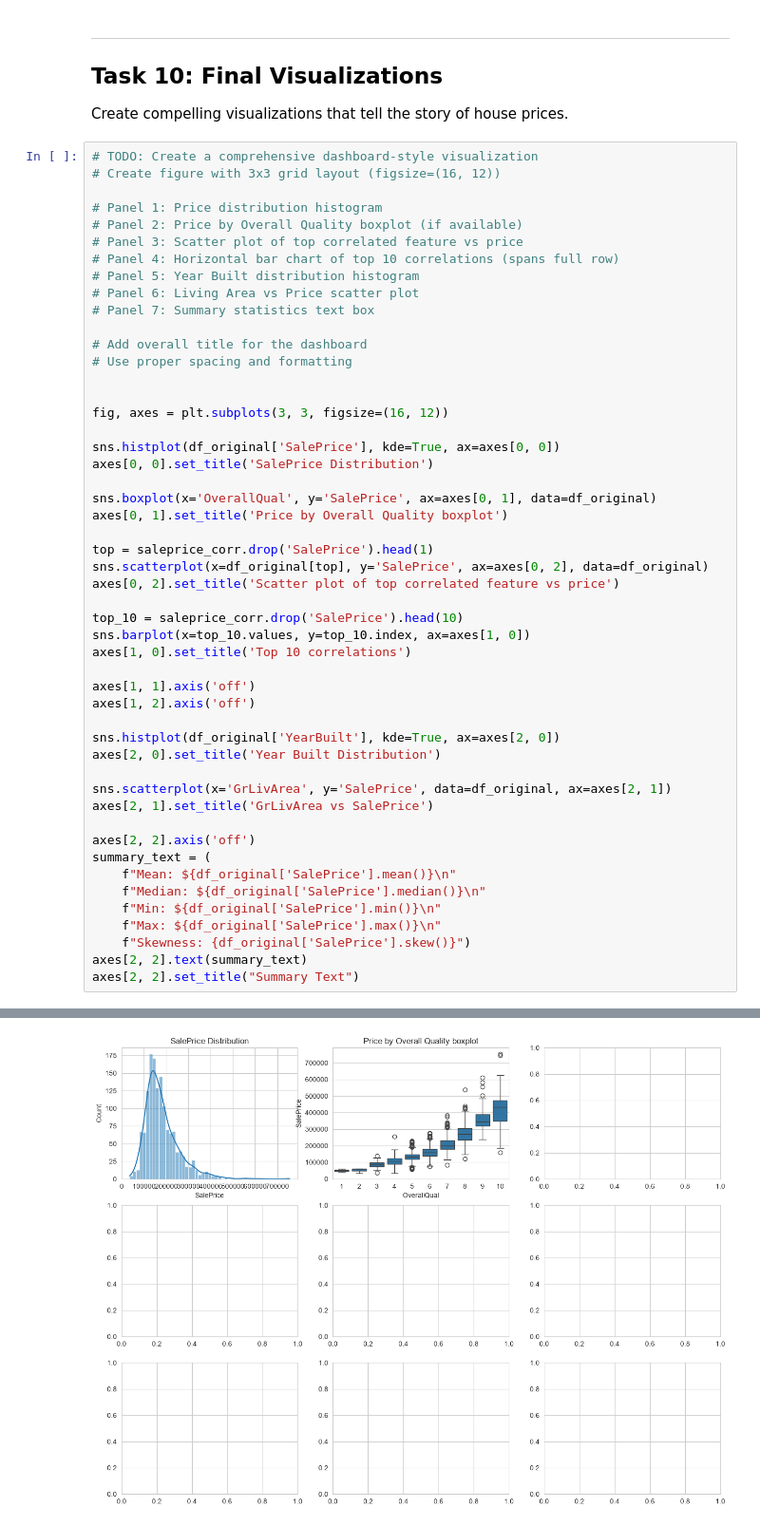
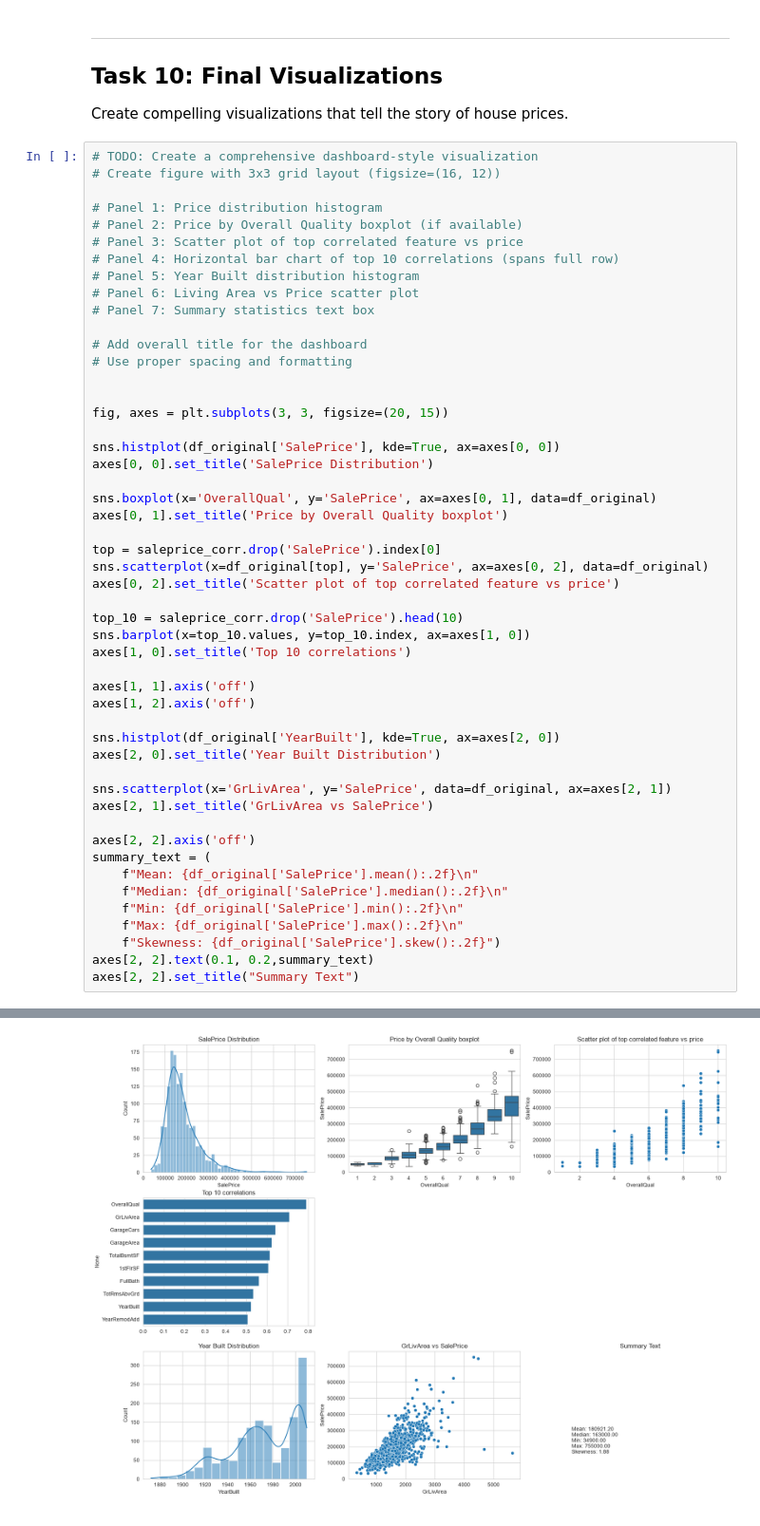
Before and after one commit to rusterman/ML-DS-DL-AI, a Jupyter notebook: Kaggle-Competition/House-Prices/4-Exploratory-Data-Analysis.ipynb, the cells around one changed output, grey strips where cells are left out. Shown at 95% size. Drawn from its saved outputs; the diff is of its cells as text.

```diff
--- a/Kaggle-Competition/House-Prices/4-Exploratory-Data-Analysis.ipynb
+++ b/Kaggle-Competition/House-Prices/4-Exploratory-Data-Analysis.ipynb
@@ -704,7 +704,7 @@ Create compelling visualizations that tell the story of house prices.
 # Use proper spacing and formatting
 
 
-fig, axes = plt.subplots(3, 3, figsize=(16, 12))
+fig, axes = plt.subplots(3, 3, figsize=(20, 15))
 
 sns.histplot(df_original['SalePrice'], kde=True, ax=axes[0, 0])
 axes[0, 0].set_title('SalePrice Distribution')
@@ -712,7 +712,7 @@ axes[0, 0].set_title('SalePrice Distribution')
 sns.boxplot(x='OverallQual', y='SalePrice', ax=axes[0, 1], data=df_original)
 axes[0, 1].set_title('Price by Overall Quality boxplot')
 
-top = saleprice_corr.drop('SalePrice').head(1)
+top = saleprice_corr.drop('SalePrice').index[0]
 sns.scatterplot(x=df_original[top], y='SalePrice', ax=axes[0, 2], data=df_original)
 axes[0, 2].set_title('Scatter plot of top correlated feature vs price')
 
@@ -731,11 +731,11 @@ axes[2, 1].set_title('GrLivArea vs SalePrice')
 
 axes[2, 2].axis('off')
 summary_text = (
-    f"Mean: ${df_original['SalePrice'].mean()}\n"
-    f"Median: ${df_original['SalePrice'].median()}\n"
-    f"Min: ${df_original['SalePrice'].min()}\n"
-    f"Max: ${df_original['SalePrice'].max()}\n"
-    f"Skewness: {df_original['SalePrice'].skew()}")
-axes[2, 2].text(summary_text)
+    f"Mean: {df_original['SalePrice'].mean():.2f}\n"
+    f"Median: {df_original['SalePrice'].median():.2f}\n"
+    f"Min: {df_original['SalePrice'].min():.2f}\n"
+    f"Max: {df_original['SalePrice'].max():.2f}\n"
+    f"Skewness: {df_original['SalePrice'].skew():.2f}")
+axes[2, 2].text(0.1, 0.2,summary_text)
 axes[2, 2].set_title("Summary Text")
 # %% [output]
@@ -743,4 +743,4 @@ KeyError: "None of [Index([0.7909816005838053], dtype='float64')] are in the [co
-[figure, old version]
+[figure, new version]
 # %% [markdown]
 ---
 ## Summary and Final Reflection
```
Also changed, not shown: parts of 2 cells of this notebook.
